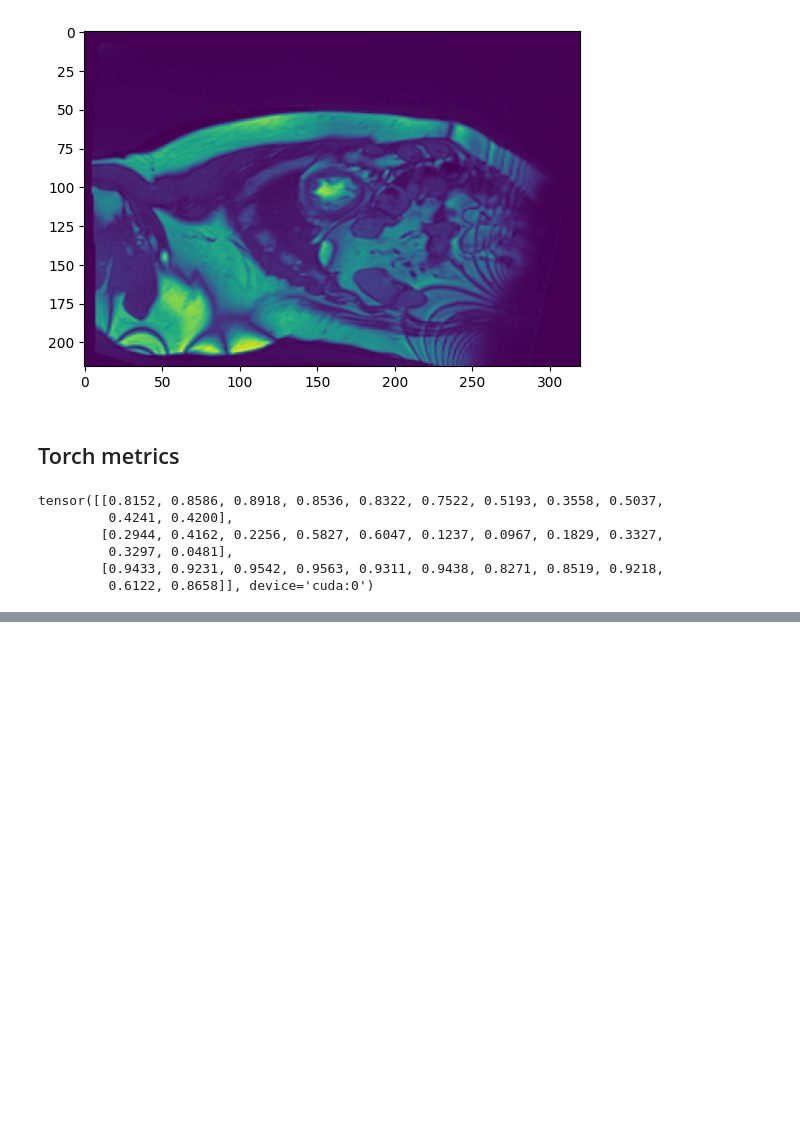
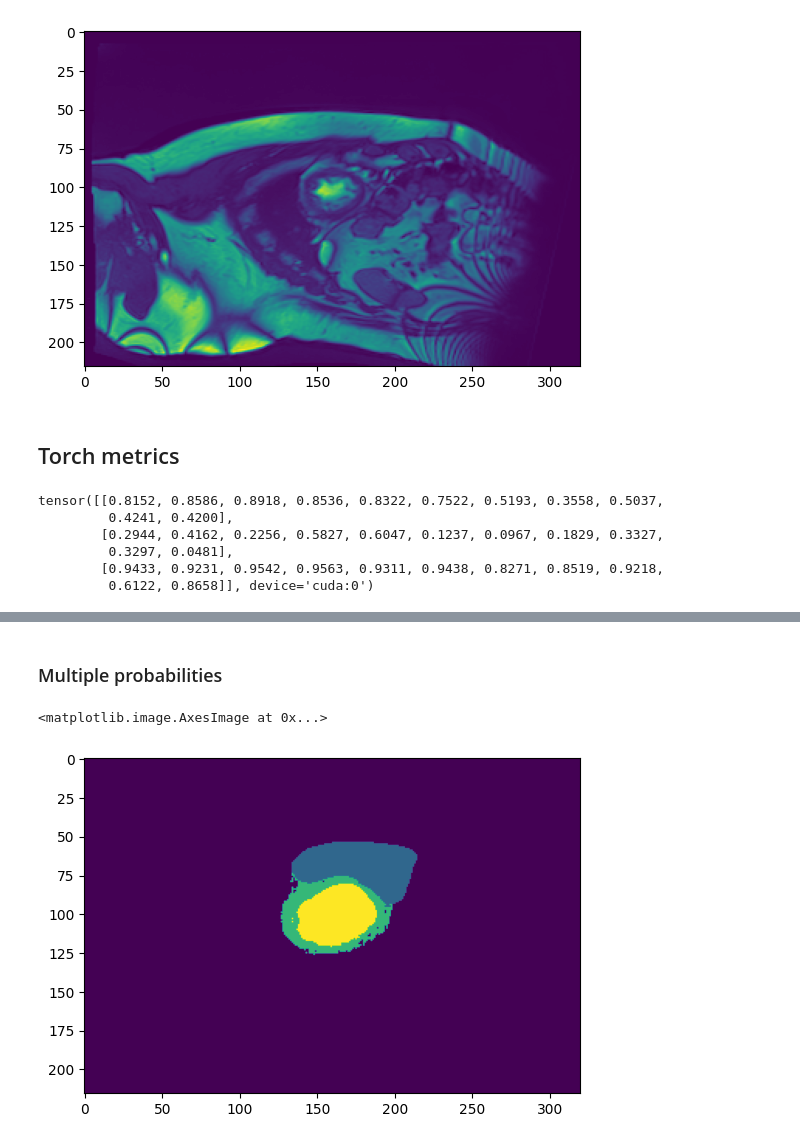
Before and after one commit to ThanhNguyen140/SAM_evaluation, a Jupyter notebook: thanh/sam_thanh.ipynb, the cells around one changed output, grey strips where cells are left out. Cells and saved outputs as stored; diff of their text form; code cells hidden in the pictures; blank space fills up the shorter version.

```diff
--- a/thanh/sam_thanh.ipynb
+++ b/thanh/sam_thanh.ipynb
@@ -81,7 +82,8 @@ Sam(
   )
 )
 # %%
-path = "/home/stud/nguyenp0/database/preprocess/training/patient001"
+#path = "/home/stud/nguyenp0/database/preprocess/training/patient001"
+path = "/Users/Thanh/master/Visualization_lab/SAM/database/preprocess/training/patient001"
 os.chdir(path)
 os.listdir(path)
 f = gzip.GzipFile(os.path.join(path,"patient001_frame01.npy.gz"), "r")
@@ -363,0 +313,2 @@ os.getcwd()
+# %% [markdown]
+### Multiple probabilities
@@ -363,0 +326,18 @@ os.getcwd()
+# %%
+img = cv2.cvtColor(image[:,:,1],cv2.COLOR_GRAY2RGB)
+sam_img = cv2.normalize(img, None, alpha = 0, beta = 255, norm_type = cv2.NORM_MINMAX, dtype = cv2.CV_32F)
+sam_img = sam_img.astype(np.uint8)
+predictor = SamPredictor(sam)
+predictor.set_image(sam_img)
+# %%
+n_points = 50
+prompts = []
+for label in [1, 2, 3]:
+    prompts.append(sample_from_class(gt_image[:,:,1], label, n_points=n_points))
+logits = get_logits(prompts, predictor)
+multi_class = multiclass_prob(logits, hard_labels=True)
+# %%
+plt.imshow(multi_class)
+# %% [output]
+<matplotlib.image.AxesImage at 0x...>
+[figure, added]
```
Also changed, not shown: parts of 17 cells of this notebook, 3 other files.
